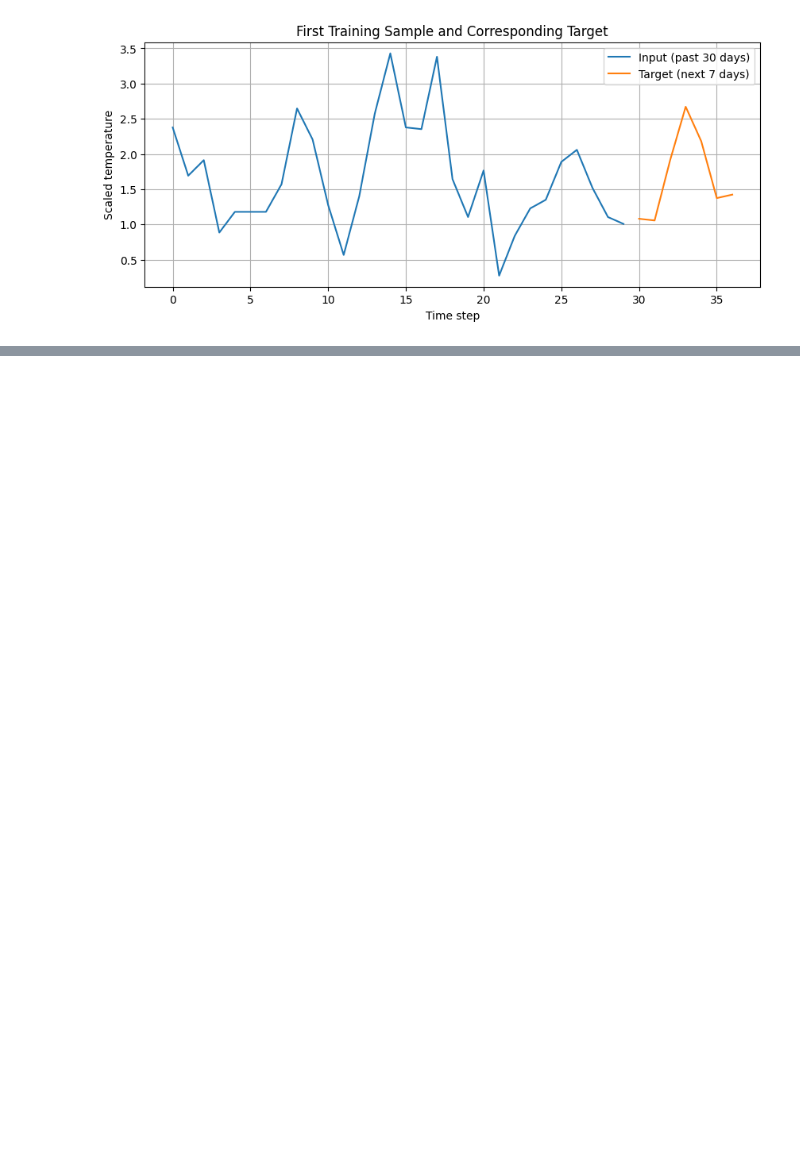
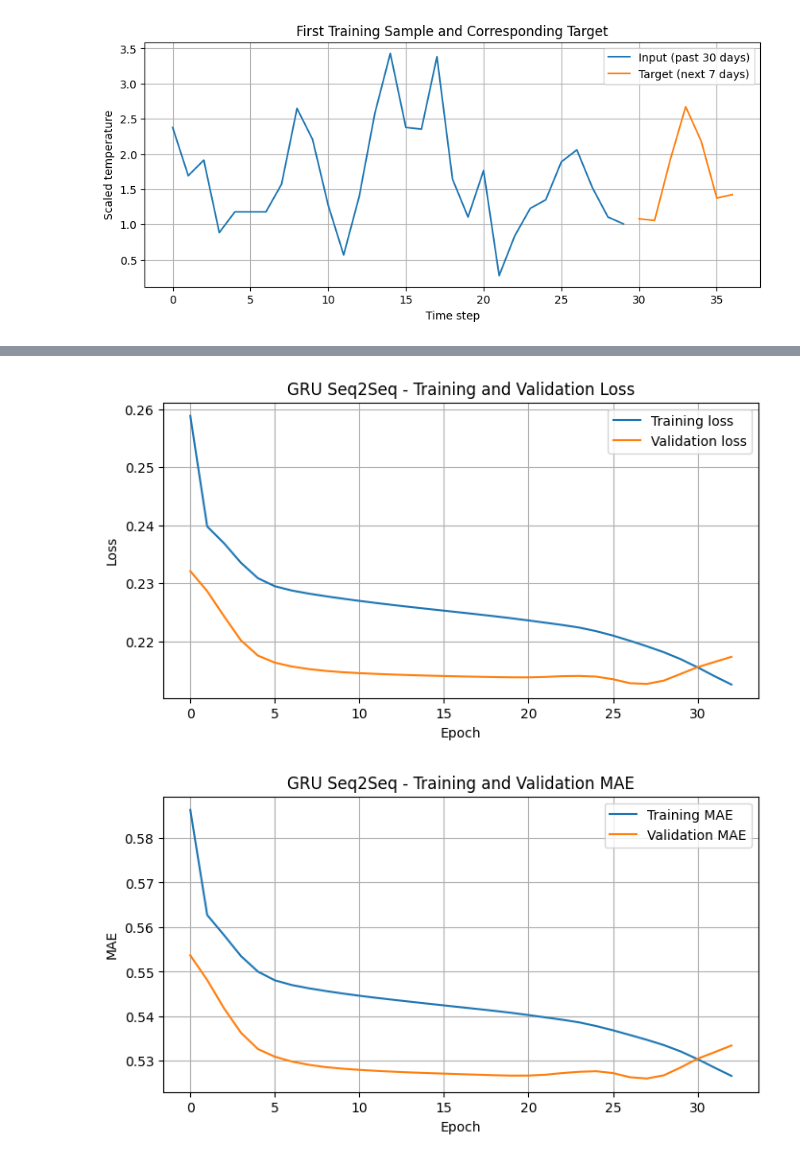
Before and after one commit to giannismantzaris-cmd/DAMA61, a Jupyter notebook: Mantzaris_WA5.ipynb, the cells around one changed output, grey strips where cells are left out. Saved outputs shown, nothing was run; the diff lists cells and outputs as text; code cells hidden in the pictures; blank space fills up the shorter version.

```diff
--- a/Mantzaris_WA5.ipynb
+++ b/Mantzaris_WA5.ipynb
@@ -436,0 +581,11 @@ plt.show()
+# %%
+X_train_seq, y_train_seq = to_seq2seq_windows(train_scaled, 30, 7)
+X_val_seq, y_val_seq = to_seq2seq_windows(val_scaled, 30, 7)
+X_test_seq, y_test_seq = to_seq2seq_windows(test_scaled, 30, 7)
+
+print("X_train_seq shape:", X_train_seq.shape)
+print("y_train_seq shape:", y_train_seq.shape)
+print("X_val_seq shape:", X_val_seq.shape)
+print("y_val_seq shape:", y_val_seq.shape)
+print("X_test_seq shape:", X_test_seq.shape)
+print("y_test_seq shape:", y_test_seq.shape)
@@ -436,0 +599,8 @@ plt.show()
+# %%
+# Utilize batches of 16 samples and avoid shuffling.
+
+batch_size = 16
+
+train_ds = tf.data.Dataset.from_tensor_slices((X_train_seq, y_train_seq)).batch(batch_size)
+val_ds = tf.data.Dataset.from_tensor_slices((X_val_seq, y_val_seq)).batch(batch_size)
+test_ds = tf.data.Dataset.from_tensor_slices((X_test_seq, y_test_seq)).batch(batch_size)
@@ -436,0 +657,23 @@ plt.show()
+# %%
+plt.figure(figsize=(8, 4))
+plt.plot(history_gru.history["loss"], label="Training loss")
+plt.plot(history_gru.history["val_loss"], label="Validation loss")
+plt.xlabel("Epoch")
+plt.ylabel("Loss")
+plt.title("GRU Seq2Seq - Training and Validation Loss")
+plt.legend()
+plt.grid(True)
+plt.show()
+
+plt.figure(figsize=(8, 4))
+plt.plot(history_gru.history["mae"], label="Training MAE")
+plt.plot(history_gru.history["val_mae"], label="Validation MAE")
+plt.xlabel("Epoch")
+plt.ylabel("MAE")
+plt.title("GRU Seq2Seq - Training and Validation MAE")
+plt.legend()
+plt.grid(True)
+plt.show()
+# %% [output]
+[figure, added]
+[figure, added]
```
Also changed, not shown: parts of 15 cells of this notebook.
